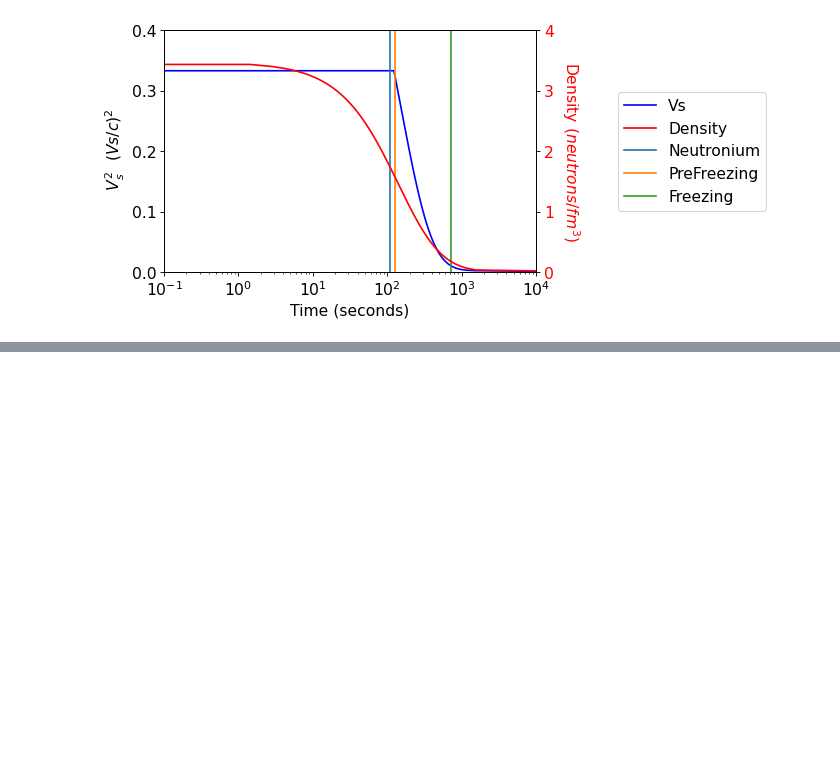
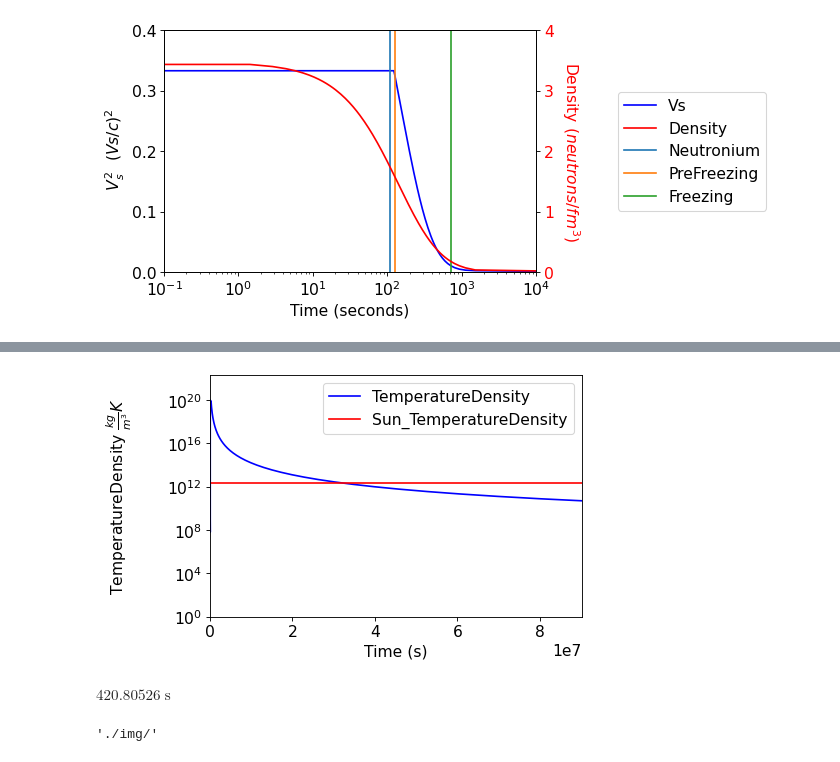
Before and after one commit to ny2292000/CMB_HU, a Jupyter notebook: AAA_BlackholiumUniverseFunction_20211120.ipynb, the cells around one changed output, grey strips where cells are left out. Cells and saved outputs as stored; diff of their text form; code cells hidden in the pictures; blank space fills up the shorter version.

```diff
--- a/AAA_BlackholiumUniverseFunction_20211120.ipynb
+++ b/AAA_BlackholiumUniverseFunction_20211120.ipynb
@@ -732,0 +631,26 @@ Invalid limit will be ignored.
+# %%
+# Plot 7
+# myU.df["TemperatureDensity"]= myU.df.Density*myU.df.Temperature
+ax = myU.df.plot(x="t", y="TemperatureDensity"  , label="TemperatureDensity", color="b", logx=False, logy=True)
+sundensity = 1.5E5 # kg/m^3
+suntemperature = 1.5E7 # Kelvin
+sunTemperatureDensity = 2.25E+12 # kg/m^3 Kelvin
+ax.axhline(sunTemperatureDensity, c="red", label="Sun_TemperatureDensity")
+ax.set_ylim(1,None)
+# ax.set_xlim(0.8*myU.timePreBigBang,myU.timePostBigBang*3)
+ax.set_xlim(0,myU.timePostBigBang*300)
+ax.set_xlabel("Time (s)")
+ax.set_ylabel('TemperatureDensity $\\frac{kg}{m^3}K$',color="black", labelpad=30)
+# ax.legend= ['TemperatureDensity', "Sun_TemperatureDensity"]
+plt.legend()
+plt.savefig(imgAddress + "BB_PressureTemperatureLongProfile.png")
+# %% [output]
+[figure, added]
+# %%
+dbh_t
+# %% [output]
+$420.80526 \; \mathrm{s}$
+# %%
+imgAddress
+# %% [output]
+'./img/'
```
Also changed, not shown: parts of 16 cells of this notebook, 5 other files.
